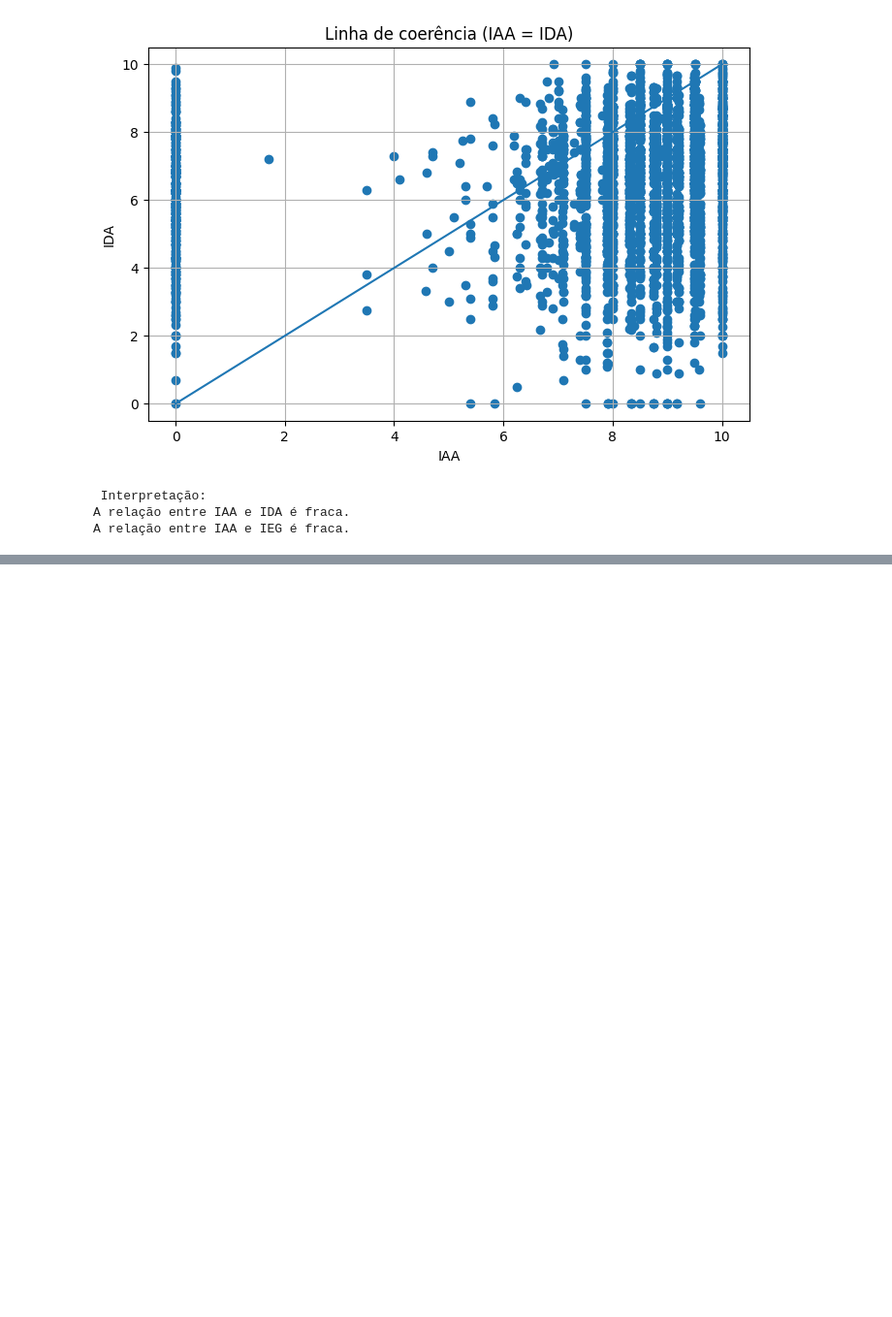
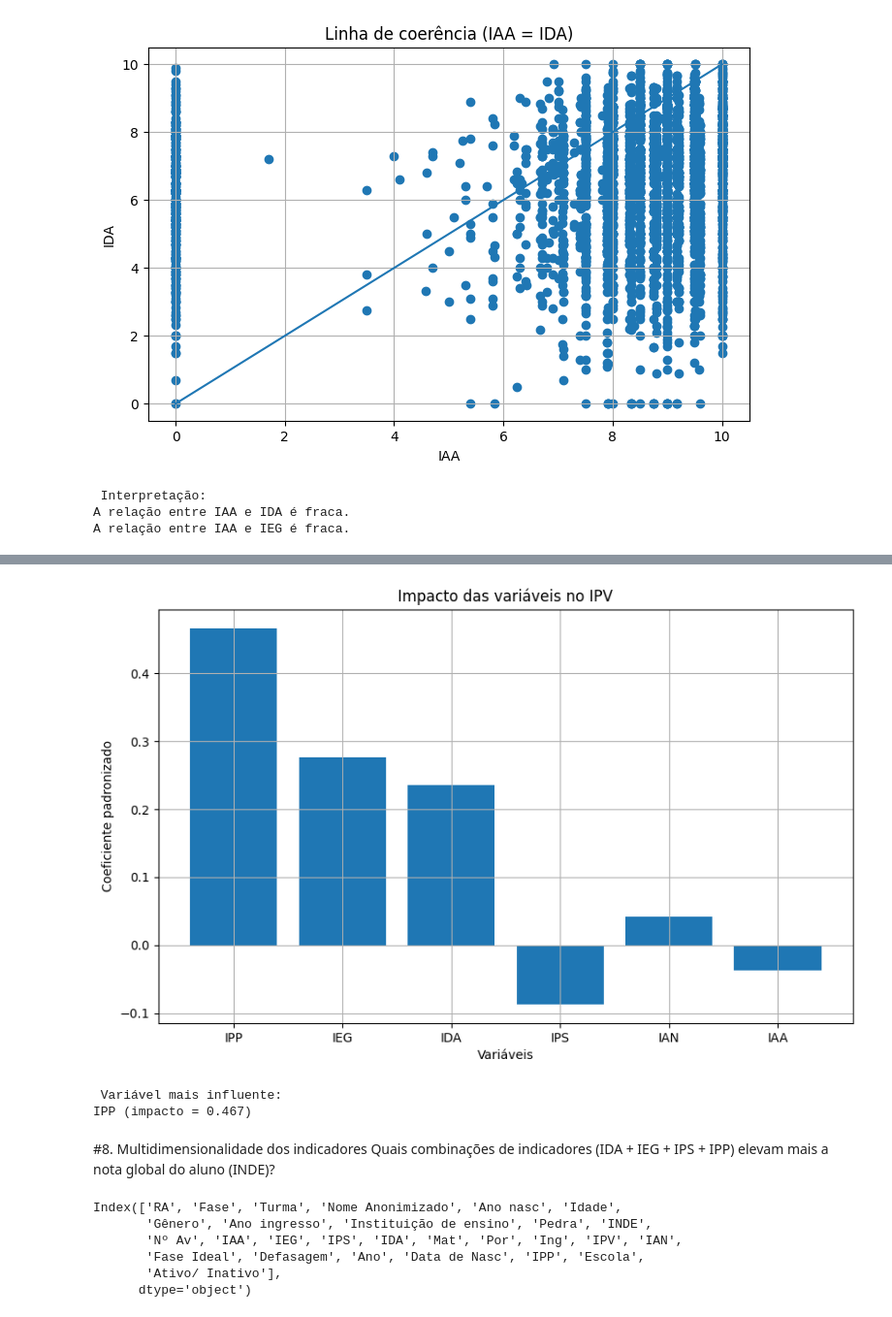
Before and after one commit to EduardoBraz1/datathon-passos-magicos, a Jupyter notebook: Datathon.ipynb, the cells around one changed output, grey strips where cells are left out. Shown at 97% size. Cells and saved outputs as stored; diff of their text form; code cells hidden in the pictures; blank space fills up the shorter version.

```diff
--- a/Datathon.ipynb
+++ b/Datathon.ipynb
@@ -478,0 +658,9 @@ A relação entre IAA e IEG é fraca.
+# %%
+X = df.drop(columns=["IPV"])
+y = df["IPV"]
+# %%
+scaler = StandardScaler()
+X_scaled = scaler.fit_transform(X)
+# %%
+modelo = LinearRegression()
+modelo.fit(X_scaled, y)
@@ -478,0 +669,13 @@ A relação entre IAA e IEG é fraca.
+# %%
+coeficientes = pd.DataFrame({
+    "Variável": X.columns,
+    "Impacto": modelo.coef_
+})
+
+coeficientes = coeficientes.sort_values(
+    by="Impacto",
+    key=abs,
+    ascending=False
+)
+print("\n Impacto das variáveis no IPV:")
+print(coeficientes)
@@ -478,0 +691,35 @@ A relação entre IAA e IEG é fraca.
+# %%
+plt.figure(figsize=(10,6))
+plt.bar(
+    coeficientes["Variável"],
+    coeficientes["Impacto"]
+)
+plt.title("Impacto das variáveis no IPV")
+plt.xlabel("Variáveis")
+plt.ylabel("Coeficiente padronizado")
+plt.grid()
+plt.show()
+# %% [output]
+[figure, added]
+# %%
+mais_importante = coeficientes.iloc[0]
+print("\n Variável mais influente:")
+print(f"{mais_importante['Variável']} "
+      f"(impacto = {mais_importante['Impacto']:.3f})")
+# %% [output]
+ Variável mais influente:
+IPP (impacto = 0.467)
+# %% [markdown]
+#8. Multidimensionalidade dos indicadores
+Quais combinações de indicadores (IDA + IEG + IPS + IPP) elevam mais
+a nota global do aluno (INDE)?
+# %%
+df = pd.read_csv("base_historico.csv")
+print(df.columns)
+# %% [output]
+Index(['RA', 'Fase', 'Turma', 'Nome Anonimizado', 'Ano nasc', 'Idade',
+       'Gênero', 'Ano ingresso', 'Instituição de ensino', 'Pedra', 'INDE',
+       'Nº Av', 'IAA', 'IEG', 'IPS', 'IDA', 'Mat', 'Por', 'Ing', 'IPV', 'IAN',
+       'Fase Ideal', 'Defasagem', 'Ano', 'Data de Nasc', 'IPP', 'Escola',
+       'Ativo/ Inativo'],
+      dtype='object')
```
Also changed, not shown: parts of 67 cells of this notebook.
